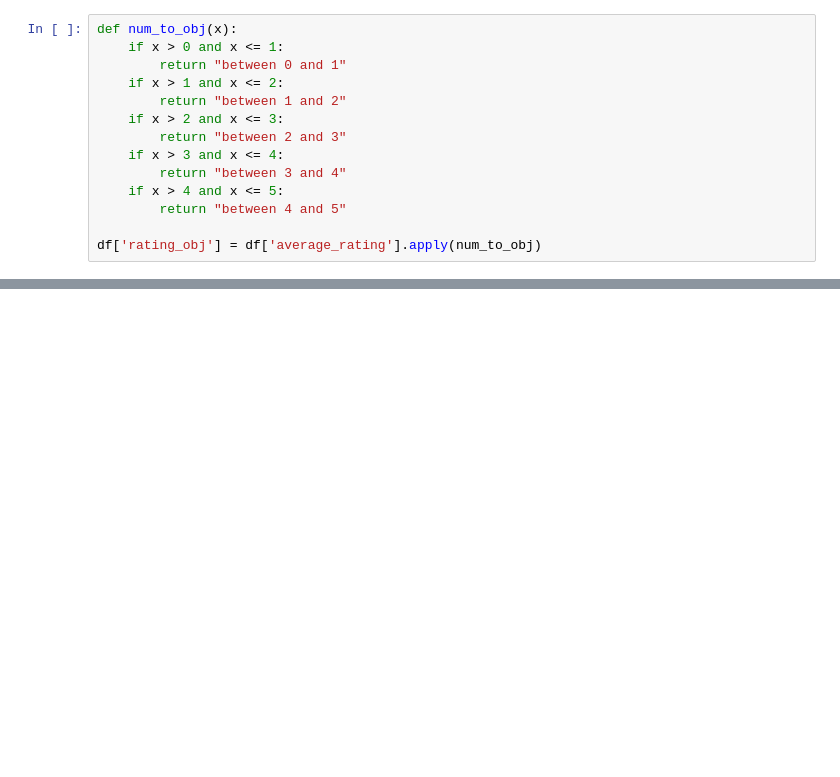
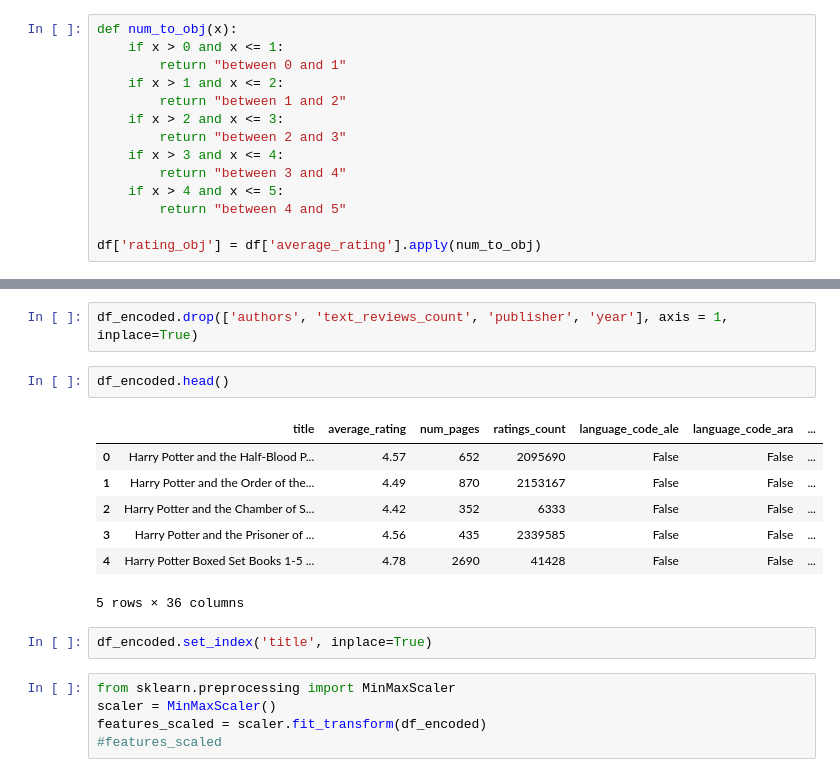
Before and after one commit to manascb1344/Book-Recommender-System, a Jupyter notebook: main.ipynb, the cells around one changed output, grey strips where cells are left out. Cells and saved outputs as stored; diff of their text form; blank space fills up the shorter version.

```diff
--- a/main.ipynb
+++ b/main.ipynb
@@ -282,0 +305,19 @@ df['rating_obj'] = df['average_rating'].apply(num_to_obj)
+# %%
+df_encoded.drop(['authors', 'text_reviews_count', 'publisher', 'year'], axis = 1,  inplace=True)
+# %%
+df_encoded.head()
+# %% [output]
+|  | title | average_rating | num_pages | ratings_count | language_code_ale | language_code_ara | ... |
+| 0 | Harry Potter and the Half-Blood P... | 4.57 | 652 | 2095690 | False | False | ... |
+| 1 | Harry Potter and the Order of the... | 4.49 | 870 | 2153167 | False | False | ... |
+| 2 | Harry Potter and the Chamber of S... | 4.42 | 352 | 6333 | False | False | ... |
+| 3 | Harry Potter and the Prisoner of ... | 4.56 | 435 | 2339585 | False | False | ... |
+| 4 | Harry Potter Boxed Set Books 1-5 ... | 4.78 | 2690 | 41428 | False | False | ... |
+5 rows × 36 columns
+# %%
+df_encoded.set_index('title', inplace=True)
+# %%
+from sklearn.preprocessing import MinMaxScaler
+scaler = MinMaxScaler()
+features_scaled = scaler.fit_transform(df_encoded)
+#features_scaled
```
Also changed, not shown: parts of 3 cells of this notebook.
